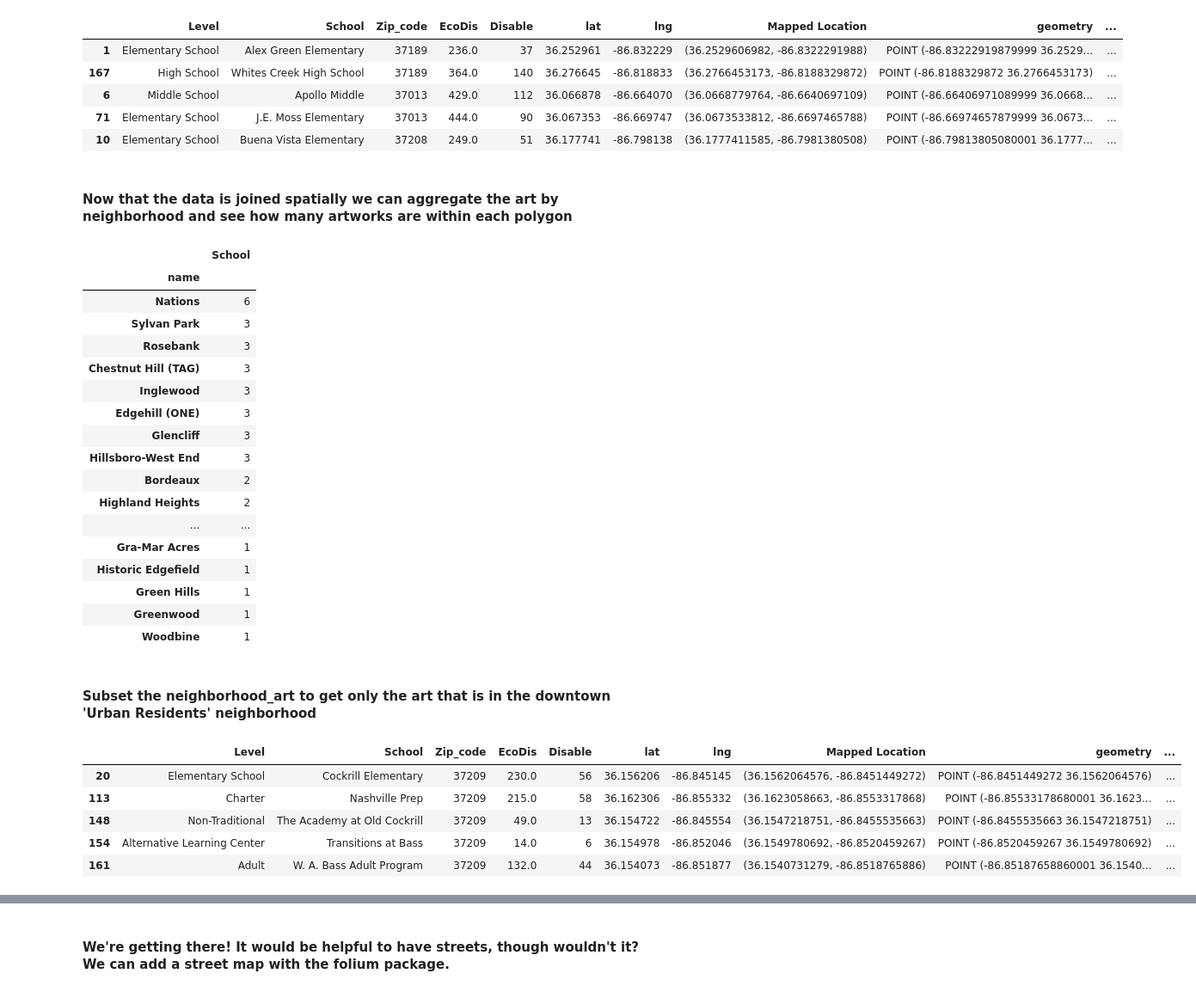
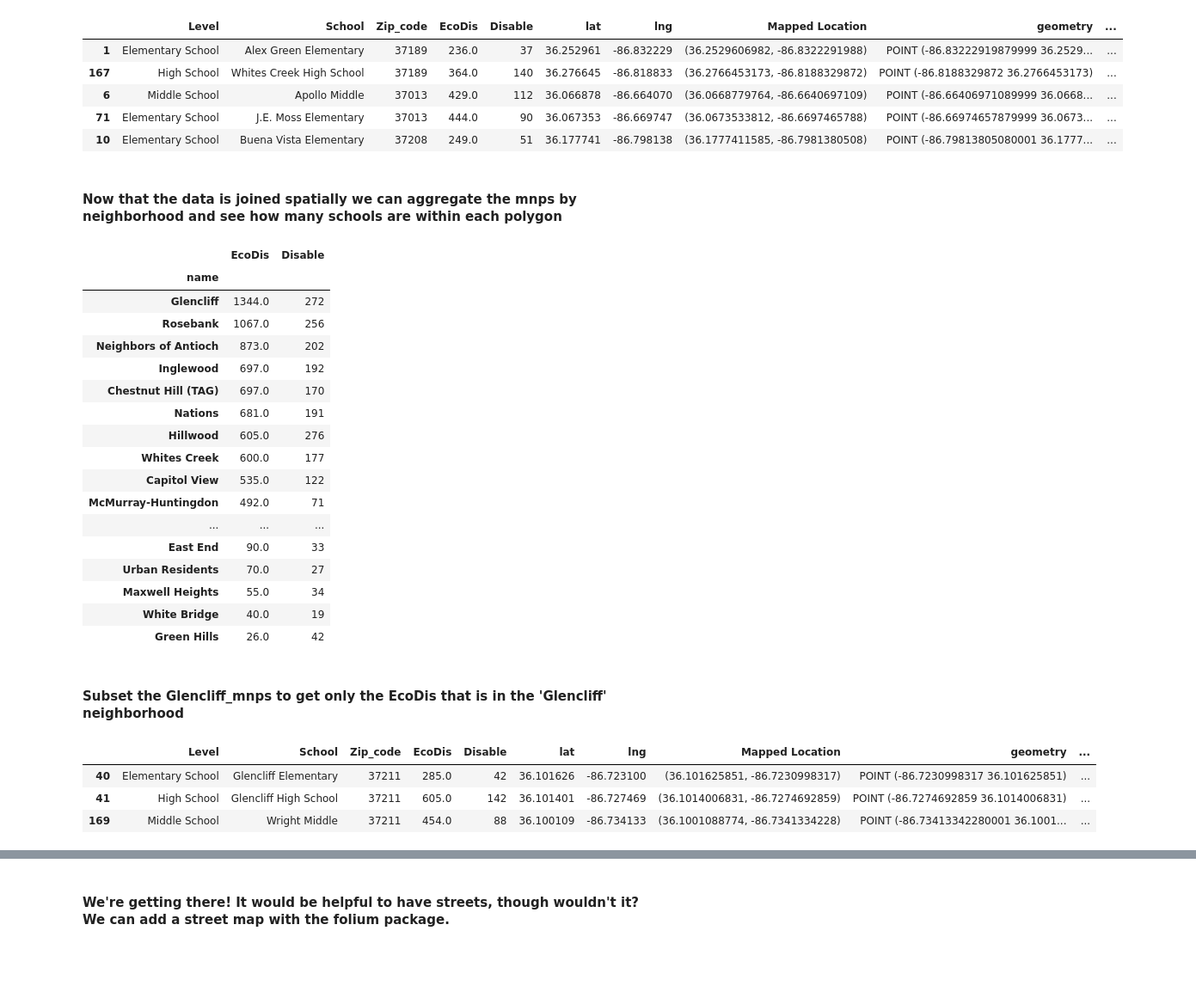
Before and after one commit to Ashutosh-Singhal/Nashville-Public-Art, a Jupyter notebook: MNPS_AS.ipynb, the cells around one changed output, grey strips where cells are left out. Shown at 86% size. Cells and saved outputs as stored; diff of their text form; code cells hidden in the pictures; blank space fills up the shorter version.

```diff
--- a/MNPS_AS.ipynb
+++ b/MNPS_AS.ipynb
@@ -150,38 +144,36 @@ neighborhood_mnps.head()
 | 71 | Elementary School | J.E. Moss Elementary | 37013 | 444.0 | 90 | 36.067353 | -86.669747 | (36.0673533812, -86.6697465788) | POINT (-86.66974657879999 36.0673... | ... |
 | 10 | Elementary School | Buena Vista Elementary | 37208 | 249.0 | 51 | 36.177741 | -86.798138 | (36.1777411585, -86.7981380508) | POINT (-86.79813805080001 36.1777... | ... |
 # %% [markdown]
-#### Now that the data is joined spatially we can aggregate the art by neighborhood and see how many artworks are within each polygon
+#### Now that the data is joined spatially we can aggregate the mnps by neighborhood and see how many schools are within each polygon
 # %%
-neighborhood_mnps[['name', 'School']].groupby('name').agg('count').sort_values(by ='School', ascending = False)
+neighborhood_mnps[['name', 'School', 'EcoDis', 'Disable']].groupby('name').agg('sum').sort_values(by ='EcoDis', ascending = False)
 # %% [output]
-|  | School |
-| name |  |
-| Nations | 6 |
-| Sylvan Park | 3 |
-| Rosebank | 3 |
-| Chestnut Hill (TAG) | 3 |
-| Inglewood | 3 |
-| Edgehill (ONE) | 3 |
-| Glencliff | 3 |
-| Hillsboro-West End | 3 |
-| Bordeaux | 2 |
-| Highland Heights | 2 |
-| ... | ... |
-| Gra-Mar Acres | 1 |
-| Historic Edgefield | 1 |
-| Green Hills | 1 |
-| Greenwood | 1 |
-| Woodbine | 1 |
+|  | EcoDis | Disable |
+| name |  |  |
+| Glencliff | 1344.0 | 272 |
+| Rosebank | 1067.0 | 256 |
+| Neighbors of Antioch | 873.0 | 202 |
+| Inglewood | 697.0 | 192 |
+| Chestnut Hill (TAG) | 697.0 | 170 |
+| Nations | 681.0 | 191 |
+| Hillwood | 605.0 | 276 |
+| Whites Creek | 600.0 | 177 |
+| Capitol View | 535.0 | 122 |
+| McMurray-Huntingdon | 492.0 | 71 |
+| ... | ... | ... |
+| East End | 90.0 | 33 |
+| Urban Residents | 70.0 | 27 |
+| Maxwell Heights | 55.0 | 34 |
+| White Bridge | 40.0 | 19 |
+| Green Hills | 26.0 | 42 |
 # %% [markdown]
-#### Subset the neighborhood_art to get only the art that is in the downtown 'Urban Residents' neighborhood
+#### Subset the Glencliff_mnps to get only the EcoDis that is in the 'Glencliff' neighborhood
 # %%
-Nations_mnps = neighborhood_mnps.loc[neighborhood_mnps.name == 'Nations']
-Nations_mnps.head()
+Glencliff_mnps = neighborhood_mnps.loc[neighborhood_mnps.name == 'Glencliff']
+Glencliff_mnps.head()
 # %% [output]
 |  | Level | School | Zip_code | EcoDis | Disable | lat | lng | Mapped Location | geometry | ... |
-| 20 | Elementary School | Cockrill Elementary | 37209 | 230.0 | 56 | 36.156206 | -86.845145 | (36.1562064576, -86.8451449272) | POINT (-86.8451449272 36.1562064576) | ... |
-| 113 | Charter | Nashville Prep | 37209 | 215.0 | 58 | 36.162306 | -86.855332 | (36.1623058663, -86.8553317868) | POINT (-86.85533178680001 36.1623... | ... |
-| 148 | Non-Traditional | The Academy at Old Cockrill | 37209 | 49.0 | 13 | 36.154722 | -86.845554 | (36.1547218751, -86.8455535663) | POINT (-86.8455535663 36.1547218751) | ... |
-| 154 | Alternative Learning Center | Transitions at Bass | 37209 | 14.0 | 6 | 36.154978 | -86.852046 | (36.1549780692, -86.8520459267) | POINT (-86.8520459267 36.1549780692) | ... |
-| 161 | Adult | W. A. Bass Adult Program | 37209 | 132.0 | 44 | 36.154073 | -86.851877 | (36.1540731279, -86.8518765886) | POINT (-86.85187658860001 36.1540... | ... |
+| 40 | Elementary School | Glencliff Elementary | 37211 | 285.0 | 42 | 36.101626 | -86.723100 | (36.101625851, -86.7230998317) | POINT (-86.7230998317 36.101625851) | ... |
+| 41 | High School | Glencliff High School | 37211 | 605.0 | 142 | 36.101401 | -86.727469 | (36.1014006831, -86.7274692859) | POINT (-86.7274692859 36.1014006831) | ... |
+| 169 | Middle School | Wright Middle | 37211 | 454.0 | 88 | 36.100109 | -86.734133 | (36.1001088774, -86.7341334228) | POINT (-86.73413342280001 36.1001... | ... |
 # %% [markdown]
```
Also changed, not shown: parts of 14 cells of this notebook.
